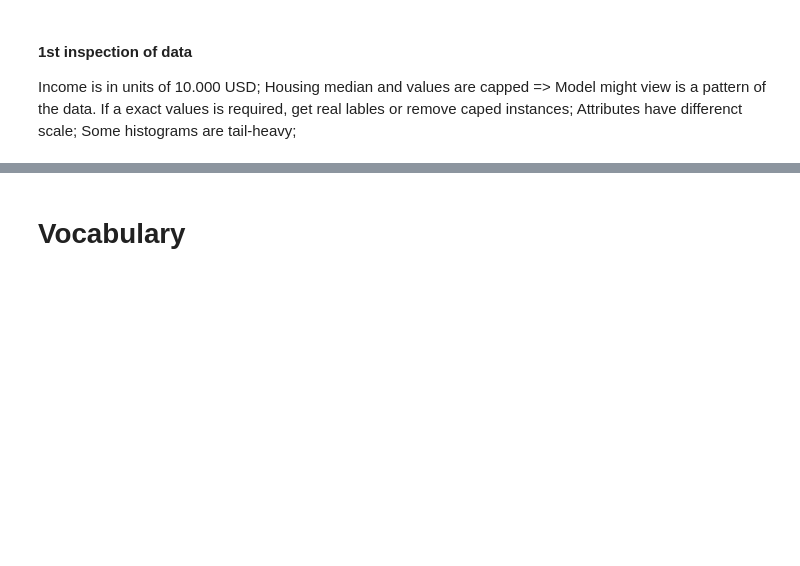
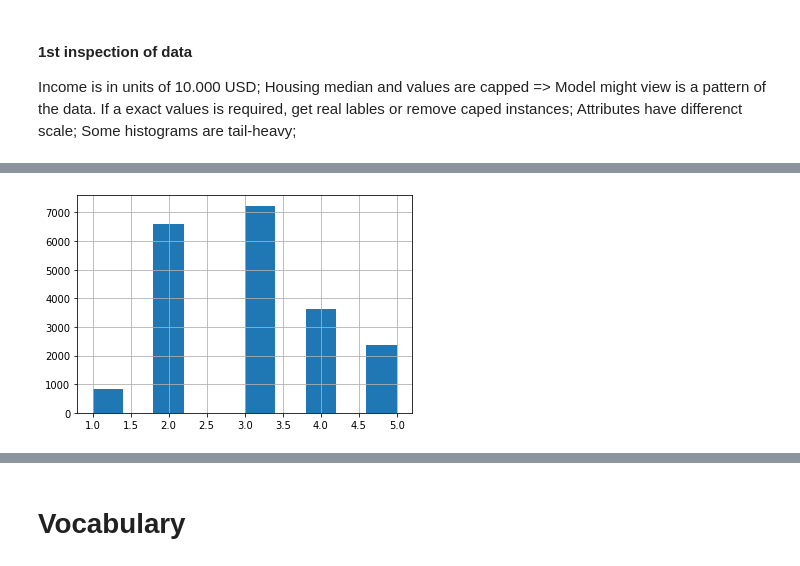
Before and after one commit to WestfalNamur/hands_on_ML, a Jupyter notebook: 1_end_to_end_ml_project/end_to_end_ml_project.ipynb, the cells around one changed output, grey strips where cells are left out. Saved outputs shown, nothing was run; the diff lists cells and outputs as text; code cells hidden in the pictures; blank space fills up the shorter version.

```diff
--- a/1_end_to_end_ml_project/end_to_end_ml_project.ipynb
+++ b/1_end_to_end_ml_project/end_to_end_ml_project.ipynb
@@ -92,0 +138,13 @@ Income is in units of 10.000 USD; Housing median and values are capped => Model
+# %%
+# It is important to have a sufficient number of instances per stratum.
+housing["income_cat"] = pd.cut(
+    housing["median_income"],
+    bins=[0., 1.5, 3.0, 4.5, 6., np.inf],
+    labels=[1, 2, 3, 4, 5]
+)
+
+# Plot
+housing["income_cat"].hist()
+plt.show()
+# %% [output]
+[figure, added]
```
Also changed, not shown: parts of 14 cells of this notebook, 1 other file.
